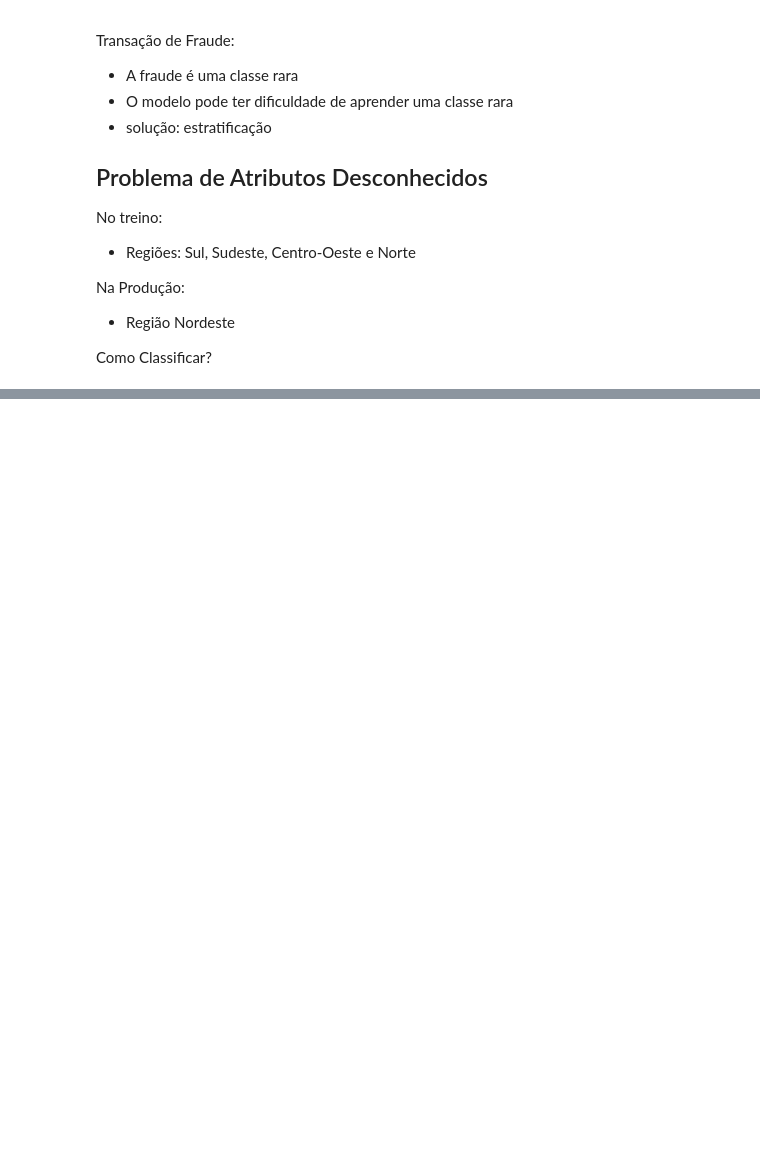
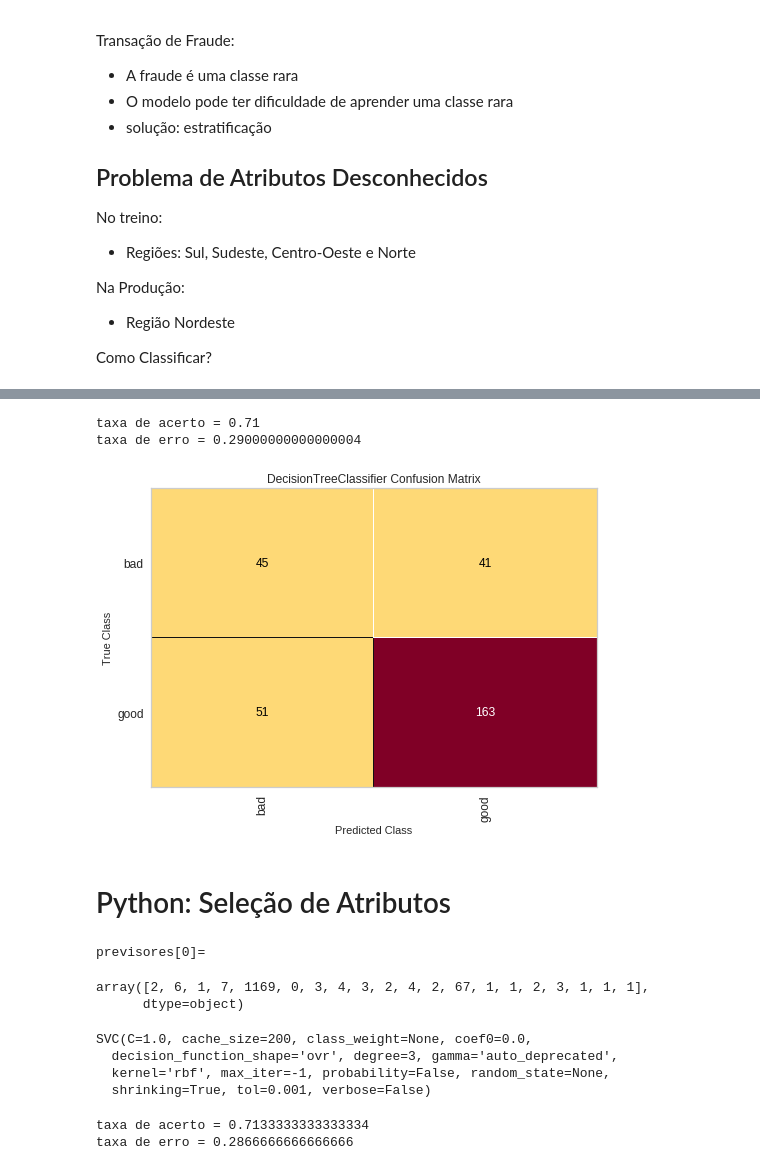
Before and after one commit to ronivaldo/udemy-curso-cientista_dados, a Jupyter notebook: 05_Machine_Learning.ipynb, the cells around one changed output, grey strips where cells are left out. Drawn from its saved outputs; the diff is of its cells as text; code cells hidden in the pictures; blank space fills up the shorter version.

```diff
--- a/05_Machine_Learning.ipynb
+++ b/05_Machine_Learning.ipynb
@@ -376,0 +727,3 @@ Como Classificar?
+# %%
+arvore = DecisionTreeClassifier()
+arvore.fit(X_treinamento, y_treinamento)
@@ -376,0 +756,20 @@ Como Classificar?
+# %%
+confusao = confusion_matrix(y_teste, previsoes)
+taxa_acerto = accuracy_score(y_teste, previsoes)
+print('taxa de acerto = {}'.format(taxa_acerto))
+taxa_erro = 1 - taxa_acerto
+print('taxa de erro = {}'.format(taxa_erro))
+# %% [output]
+taxa de acerto = 0.71
+taxa de erro = 0.29000000000000004
+# %%
+from yellowbrick.classifier import ConfusionMatrix
+v = ConfusionMatrix(DecisionTreeClassifier())
+v.fit(X_treinamento, y_treinamento)
+v.score(X_teste, y_teste)
+# Draw/show/poof the data
+v.poof()
+# %% [output]
+[figure, added]
+# %% [markdown]
+# Python: Seleção de Atributos
@@ -376,0 +811,15 @@ Como Classificar?
+# %%
+print('previsores[0]=')
+previsores[0]
+# %% [output]
+previsores[0]=
+array([2, 6, 1, 7, 1169, 0, 3, 4, 3, 2, 4, 2, 67, 1, 1, 2, 3, 1, 1, 1],
+      dtype=object)
+# %%
+svm = SVC()
+svm.fit(X_treinamento, y_treinamento)
+# %% [output]
+SVC(C=1.0, cache_size=200, class_weight=None, coef0=0.0,
+  decision_function_shape='ovr', degree=3, gamma='auto_deprecated',
+  kernel='rbf', max_iter=-1, probability=False, random_state=None,
+  shrinking=True, tol=0.001, verbose=False)
@@ -376,0 +828,9 @@ Como Classificar?
+# %%
+confusao = confusion_matrix(y_teste, previsoes)
+taxa_acerto = accuracy_score(y_teste, previsoes)
+print('taxa de acerto = {}'.format(taxa_acerto))
+taxa_erro = 1 - taxa_acerto
+print('taxa de erro = {}'.format(taxa_erro))
+# %% [output]
+taxa de acerto = 0.7133333333333334
+taxa de erro = 0.2866666666666666
```
Also changed, not shown: parts of 70 cells of this notebook.
